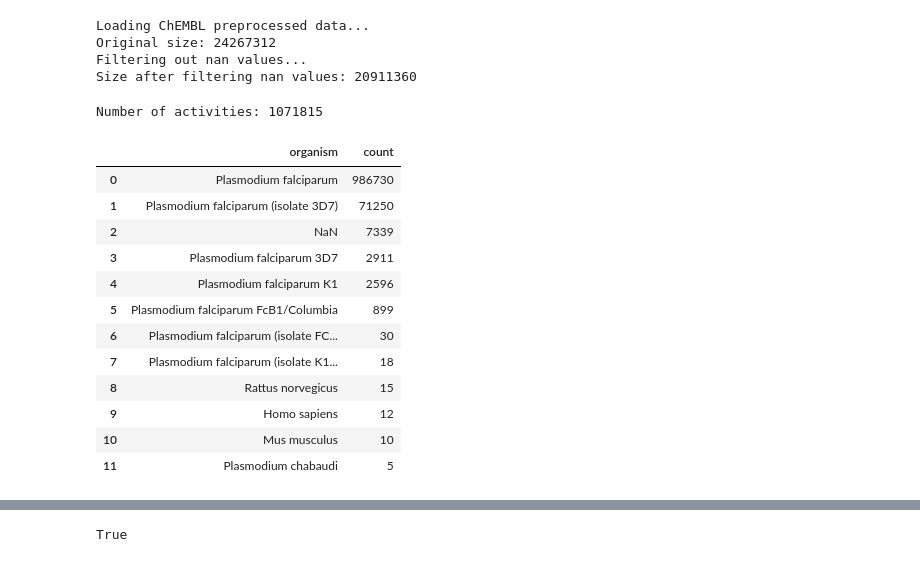
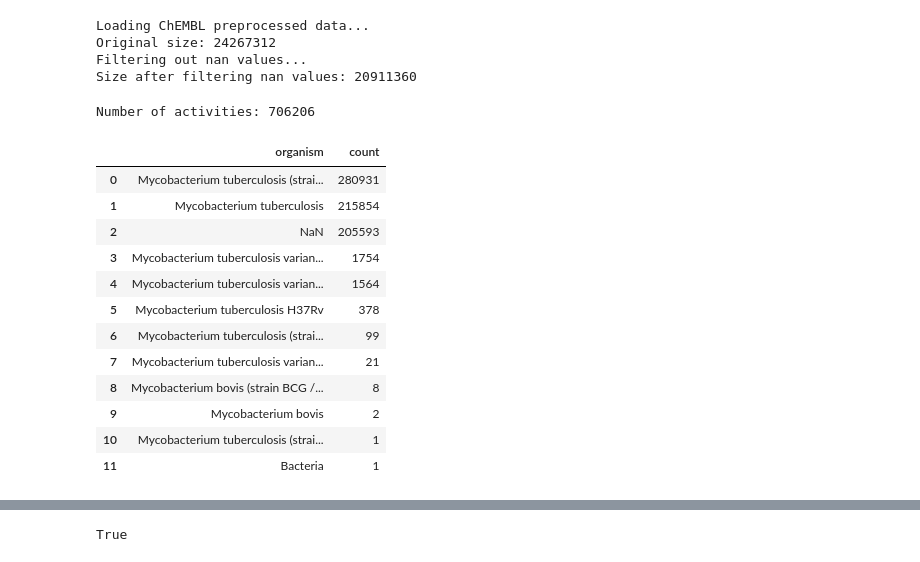
Before and after one commit to ersilia-os/chembl-antimicrobial-tasks, a Jupyter notebook: notebooks/test3.ipynb, the cells around one changed output, grey strips where cells are left out. Saved outputs shown, nothing was run; the diff lists cells and outputs as text; code cells hidden in the pictures.

```diff
--- a/notebooks/test3.ipynb
+++ b/notebooks/test3.ipynb
@@ -20,30 +20,30 @@ Size after filtering nan values: 20911360
 # %%
 # Get mtb data
 pathogen = "Mycobacterium tuberculosis"
-pathogen = "plasmodium falciparum"
+# pathogen = "plasmodium falciparum"
 ChEMBL = ChEMBL[ChEMBL['target_organism'].str.contains(pathogen, case=False, na=False) |
                 ChEMBL['assay_organism'].str.contains(pathogen, case=False, na=False)].reset_index(drop=True)
 
 print(f"Number of activities: {len(ChEMBL)}")
 
 df = dict(Counter(ChEMBL['target_organism']))
 df = pd.DataFrame([[i, df[i]] for i in sorted(df, key = lambda x: df[x], reverse=True)], columns=['organism', 'count'])
 df
 # %% [output]
-Number of activities: 1071815
+Number of activities: 706206
 |  | organism | count |
-| 0 | Plasmodium falciparum | 986730 |
-| 1 | Plasmodium falciparum (isolate 3D7) | 71250 |
-| 2 | NaN | 7339 |
-| 3 | Plasmodium falciparum 3D7 | 2911 |
-| 4 | Plasmodium falciparum K1 | 2596 |
-| 5 | Plasmodium falciparum FcB1/Columbia | 899 |
-| 6 | Plasmodium falciparum (isolate FC... | 30 |
-| 7 | Plasmodium falciparum (isolate K1... | 18 |
-| 8 | Rattus norvegicus | 15 |
-| 9 | Homo sapiens | 12 |
-| 10 | Mus musculus | 10 |
-| 11 | Plasmodium chabaudi | 5 |
+| 0 | Mycobacterium tuberculosis (strai... | 280931 |
+| 1 | Mycobacterium tuberculosis | 215854 |
+| 2 | NaN | 205593 |
+| 3 | Mycobacterium tuberculosis varian... | 1754 |
+| 4 | Mycobacterium tuberculosis varian... | 1564 |
+| 5 | Mycobacterium tuberculosis H37Rv | 378 |
+| 6 | Mycobacterium tuberculosis (strai... | 99 |
+| 7 | Mycobacterium tuberculosis varian... | 21 |
+| 8 | Mycobacterium bovis (strain BCG /... | 8 |
+| 9 | Mycobacterium bovis | 2 |
+| 10 | Mycobacterium tuberculosis (strai... | 1 |
+| 11 | Bacteria | 1 |
 # %%
 len(ChEMBL), len(set(ChEMBL['compound_chembl_id']))
 # %% [output]
```
Also changed, not shown: parts of 4 cells of this notebook, 2 other files.
